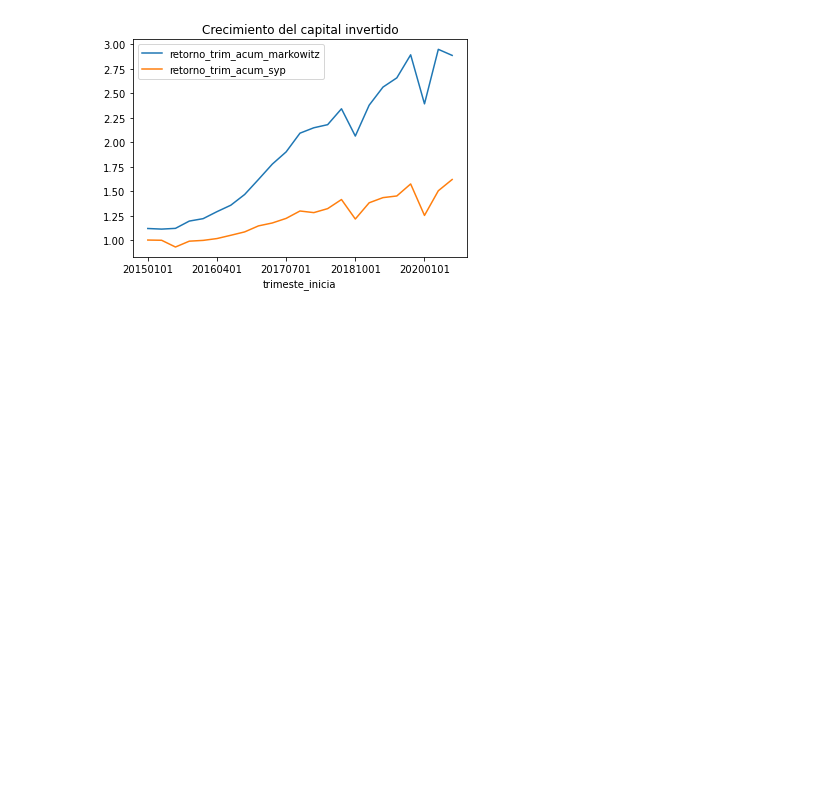
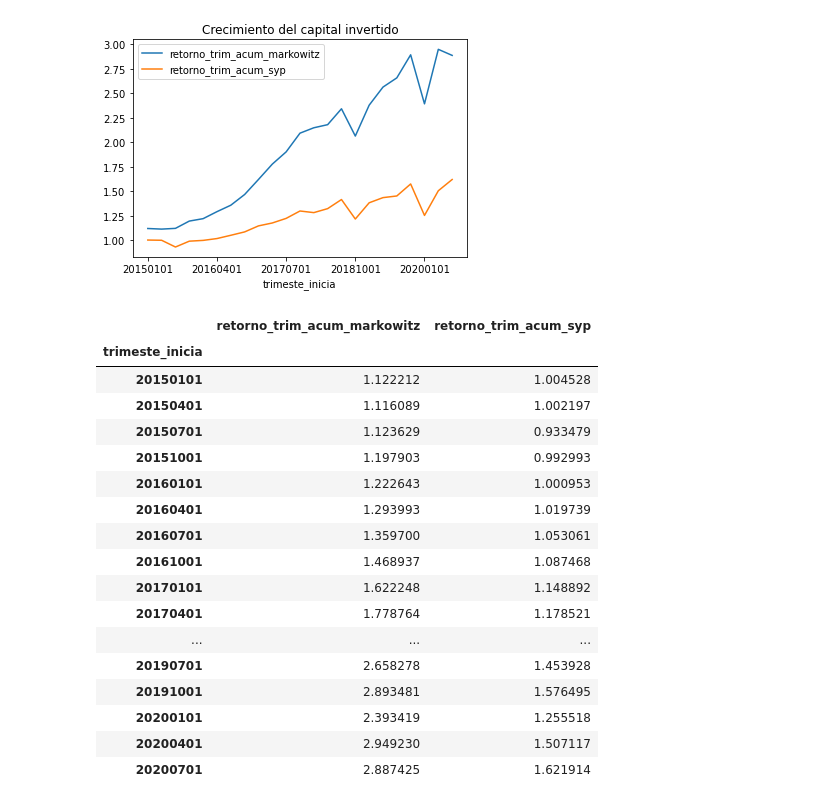
Before and after one commit to efvillar/Metaheuristic-Portfolio-Optimization, a Jupyter notebook: 1 Portafolios tipo markowitz.ipynb, the cells around one changed output. Saved outputs shown, nothing was run; the diff lists cells and outputs as text; code cells hidden in the pictures; blank space fills up the shorter version.

```diff
--- a/1 Portafolios tipo markowitz.ipynb
+++ b/1 Portafolios tipo markowitz.ipynb
@@ -709,3 +709,24 @@ rendimientos_acu[['retorno_trim_acum_markowitz','retorno_trim_acum_syp']].plot(t
 # %% [output]
 <AxesSubplot:title={'center':'Crecimiento del capital invertido'}, xlabel='trimeste_inicia'>
 [figure]
+# %%
+rendimientos_acu[['retorno_trim_acum_markowitz','retorno_trim_acum_syp']]
+# %% [output]
+|  | retorno_trim_acum_markowitz | retorno_trim_acum_syp |
+| trimeste_inicia |  |  |
+| 20150101 | 1.122212 | 1.004528 |
+| 20150401 | 1.116089 | 1.002197 |
+| 20150701 | 1.123629 | 0.933479 |
+| 20151001 | 1.197903 | 0.992993 |
+| 20160101 | 1.222643 | 1.000953 |
+| 20160401 | 1.293993 | 1.019739 |
+| 20160701 | 1.359700 | 1.053061 |
+| 20161001 | 1.468937 | 1.087468 |
+| 20170101 | 1.622248 | 1.148892 |
+| 20170401 | 1.778764 | 1.178521 |
+| ... | ... | ... |
+| 20190701 | 2.658278 | 1.453928 |
+| 20191001 | 2.893481 | 1.576495 |
+| 20200101 | 2.393419 | 1.255518 |
+| 20200401 | 2.949230 | 1.507117 |
+| 20200701 | 2.887425 | 1.621914 |
```
